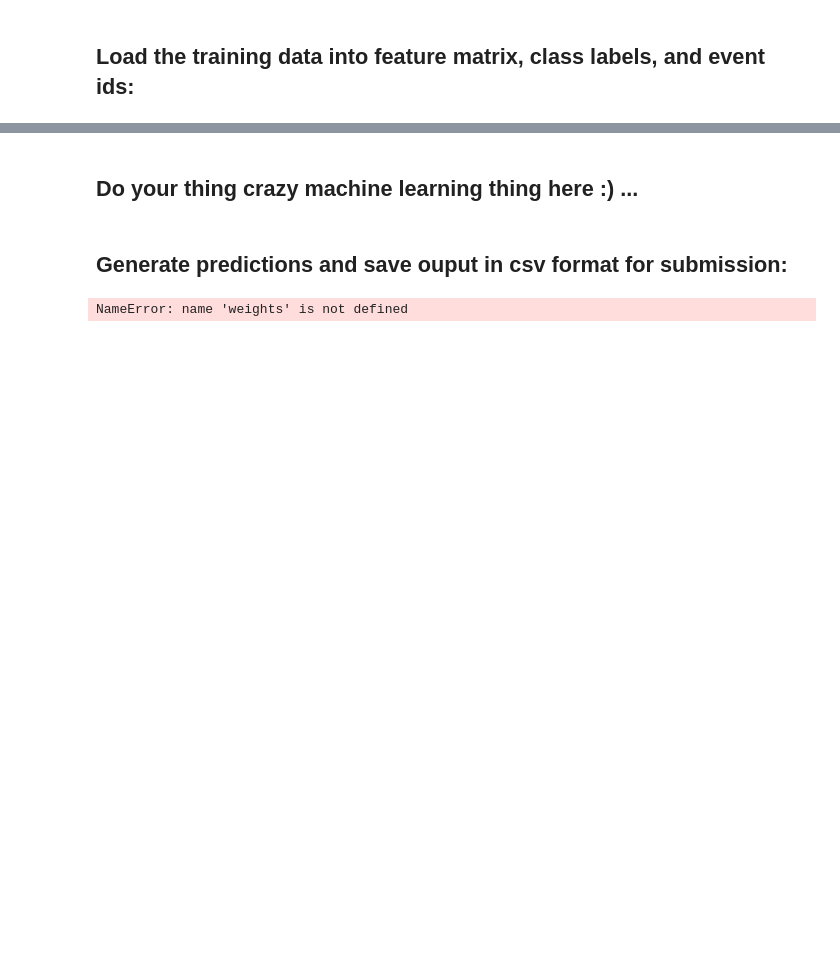
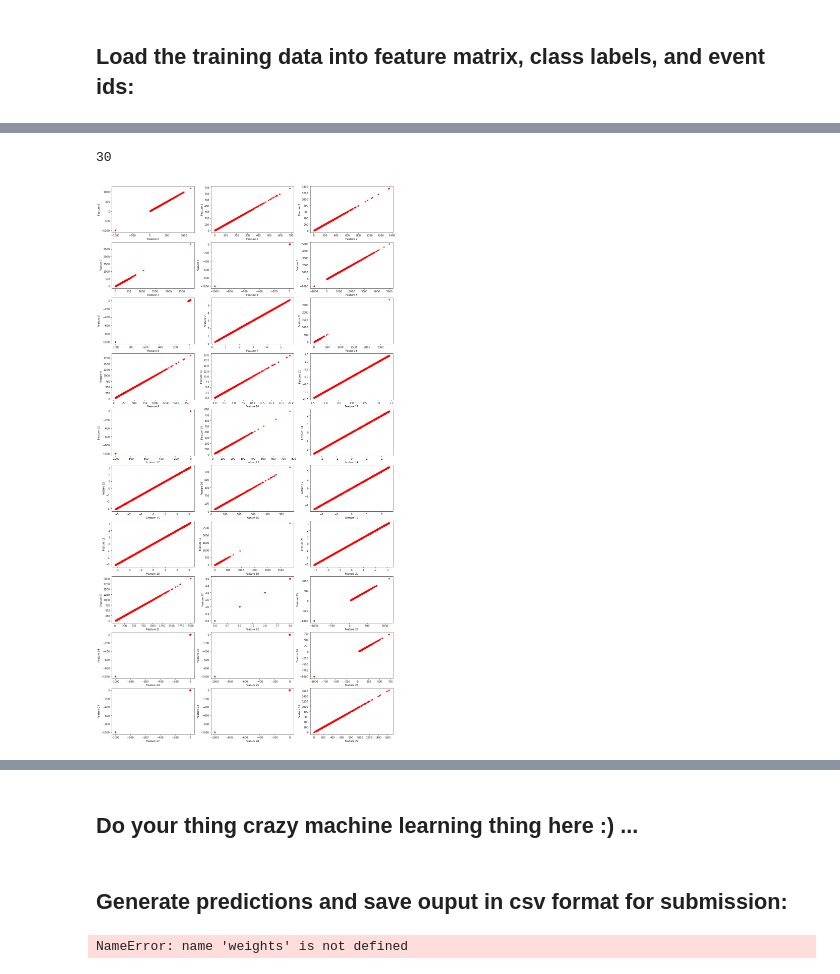
Before and after one commit to CS-433/ml-project-1-mgo, a Jupyter notebook: project1/scripts/project1.ipynb, the cells around one changed output, grey strips where cells are left out. Saved outputs shown, nothing was run; the diff lists cells and outputs as text; code cells hidden in the pictures; blank space fills up the shorter version.

```diff
--- a/project1/scripts/project1.ipynb
+++ b/project1/scripts/project1.ipynb
@@ -62,0 +38,13 @@ plt.plot(tX[1:])
+# %%
+fig = plt.figure()
+print(tX.shape[1])
+number_features = tX.shape[1]
+for i in range(0, number_features):
+    ax = fig.add_subplot(10, 3, i+1)
+    ax.scatter(tX[:,i], tX[:,i], marker= "*", color= "r")
+    ax.set_xlabel("Feature " + str(i))
+    ax.set_ylabel("Feature " + str(i))
+fig.set_size_inches(20, 40)
+# %% [output]
+30
+[figure, added]
```
Also changed, not shown: parts of 4 cells of this notebook.
